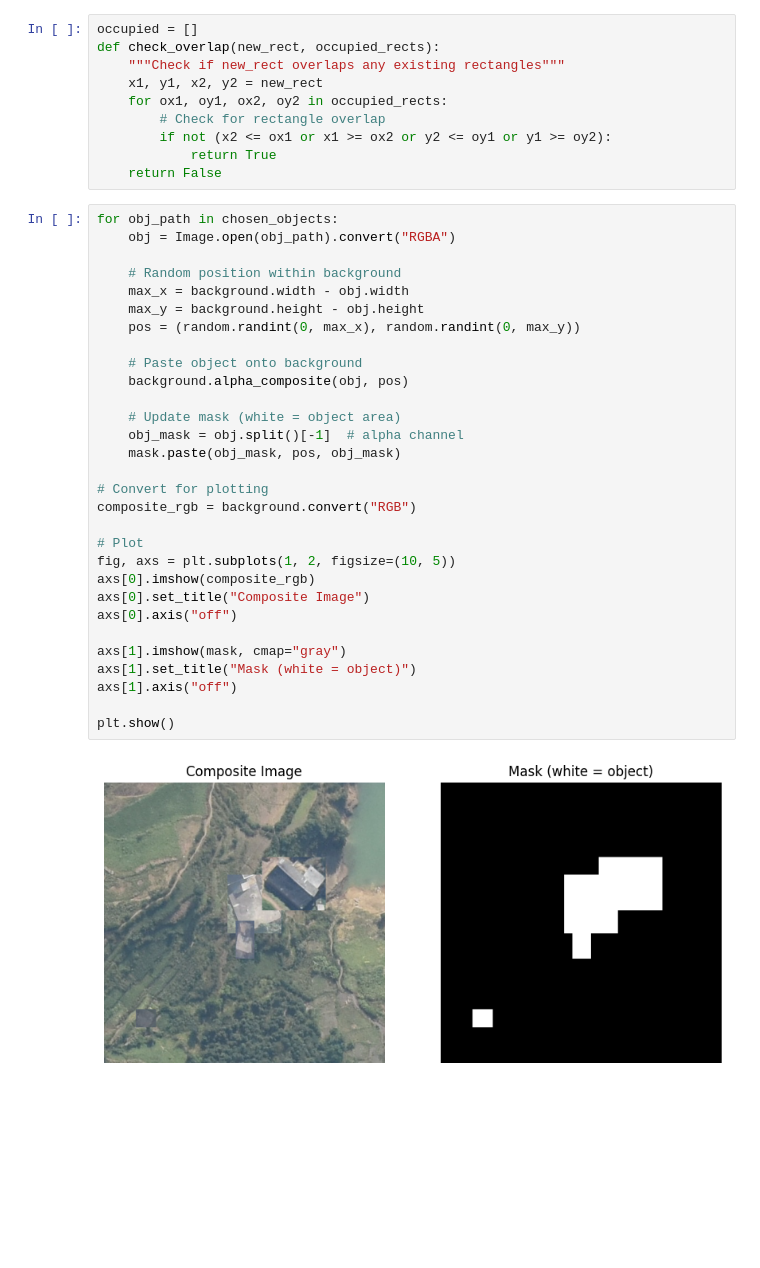
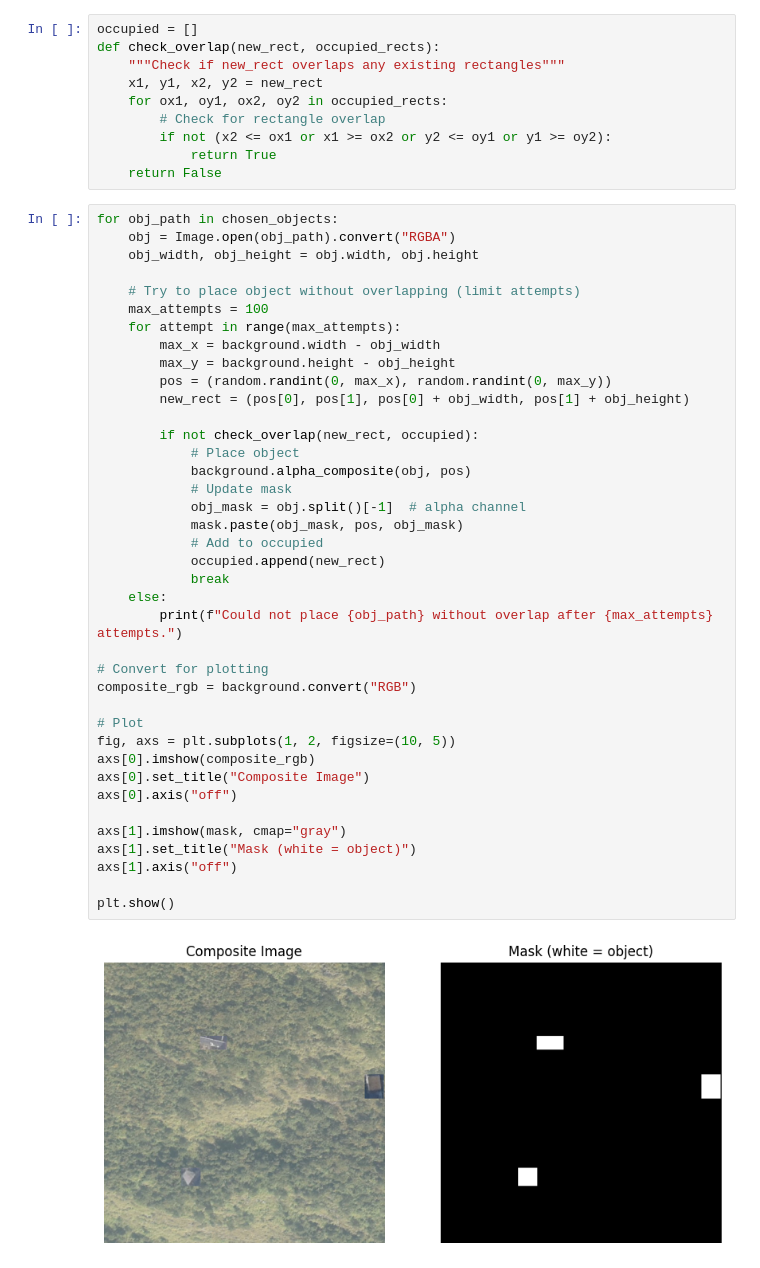
Before and after one commit to Flamiez/NesvarbuSefoSpecialus, a Jupyter notebook: App/imageGeneration.ipynb, the cells around one changed output. Drawn from its saved outputs; the diff is of its cells as text; blank space fills up the shorter version.

```diff
--- a/App/imageGeneration.ipynb
+++ b/App/imageGeneration.ipynb
@@ -39,32 +39,41 @@ def check_overlap(new_rect, occupied_rects):
 # %%
 for obj_path in chosen_objects:
     obj = Image.open(obj_path).convert("RGBA")
+    obj_width, obj_height = obj.width, obj.height
 
-    # Random position within background
-    max_x = background.width - obj.width
-    max_y = background.height - obj.height
-    pos = (random.randint(0, max_x), random.randint(0, max_y))
+    # Try to place object without overlapping (limit attempts)
+    max_attempts = 100
+    for attempt in range(max_attempts):
+        max_x = background.width - obj_width
+        max_y = background.height - obj_height
+        pos = (random.randint(0, max_x), random.randint(0, max_y))
+        new_rect = (pos[0], pos[1], pos[0] + obj_width, pos[1] + obj_height)
 
-    # Paste object onto background
-    background.alpha_composite(obj, pos)
-
-    # Update mask (white = object area)
-    obj_mask = obj.split()[-1]  # alpha channel
-    mask.paste(obj_mask, pos, obj_mask)
+        if not check_overlap(new_rect, occupied):
+            # Place object
+            background.alpha_composite(obj, pos)
+            # Update mask
+            obj_mask = obj.split()[-1]  # alpha channel
+            mask.paste(obj_mask, pos, obj_mask)
+            # Add to occupied
+            occupied.append(new_rect)
+            break
+    else:
+        print(f"Could not place {obj_path} without overlap after {max_attempts} attempts.")
 
 # Convert for plotting
 composite_rgb = background.convert("RGB")
 
 # Plot
 fig, axs = plt.subplots(1, 2, figsize=(10, 5))
 axs[0].imshow(composite_rgb)
 axs[0].set_title("Composite Image")
 axs[0].axis("off")
 
 axs[1].imshow(mask, cmap="gray")
 axs[1].set_title("Mask (white = object)")
 axs[1].axis("off")
 
 plt.show()
 # %% [output]
-[figure, old version]
+[figure, new version]
```
